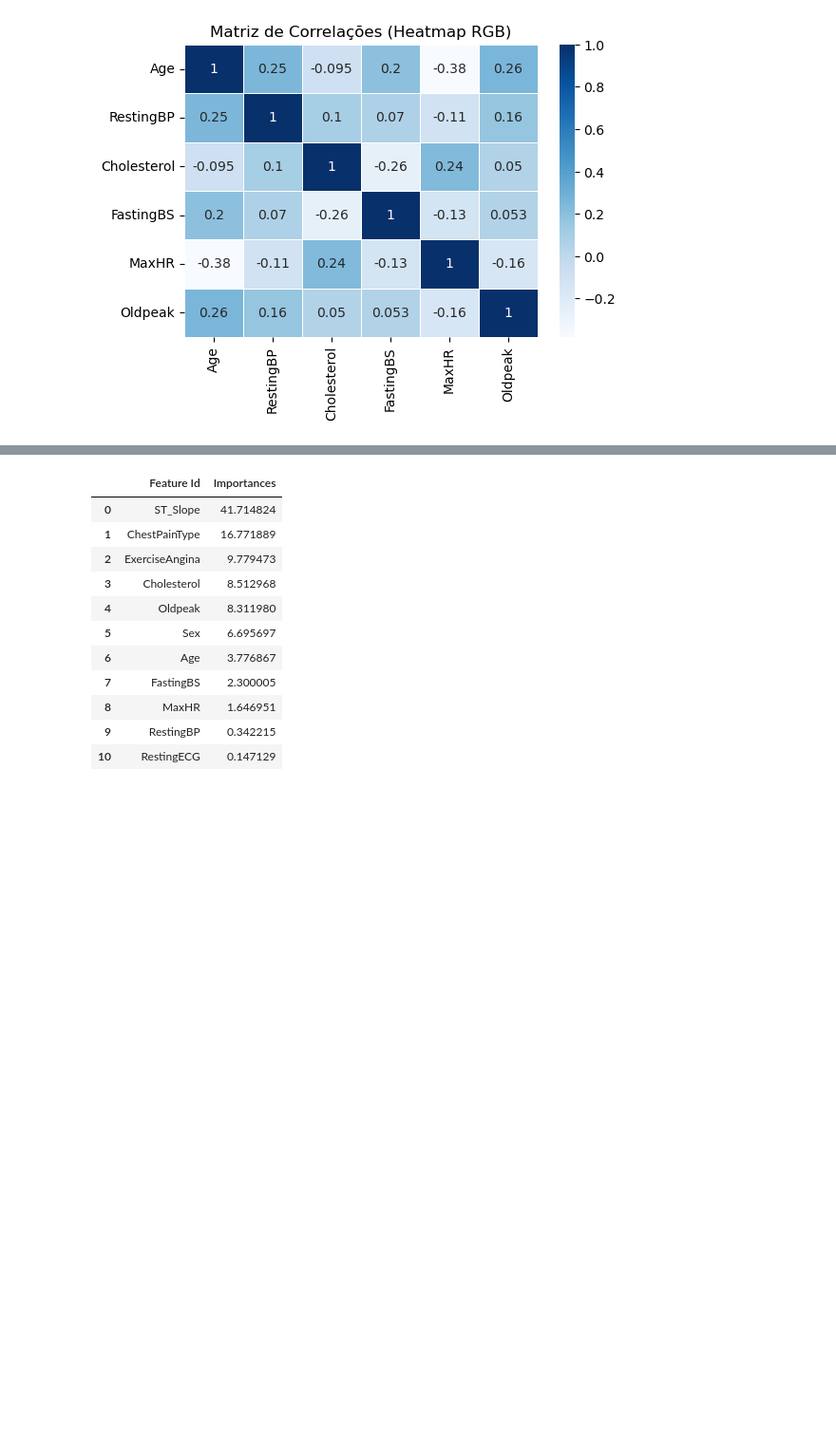
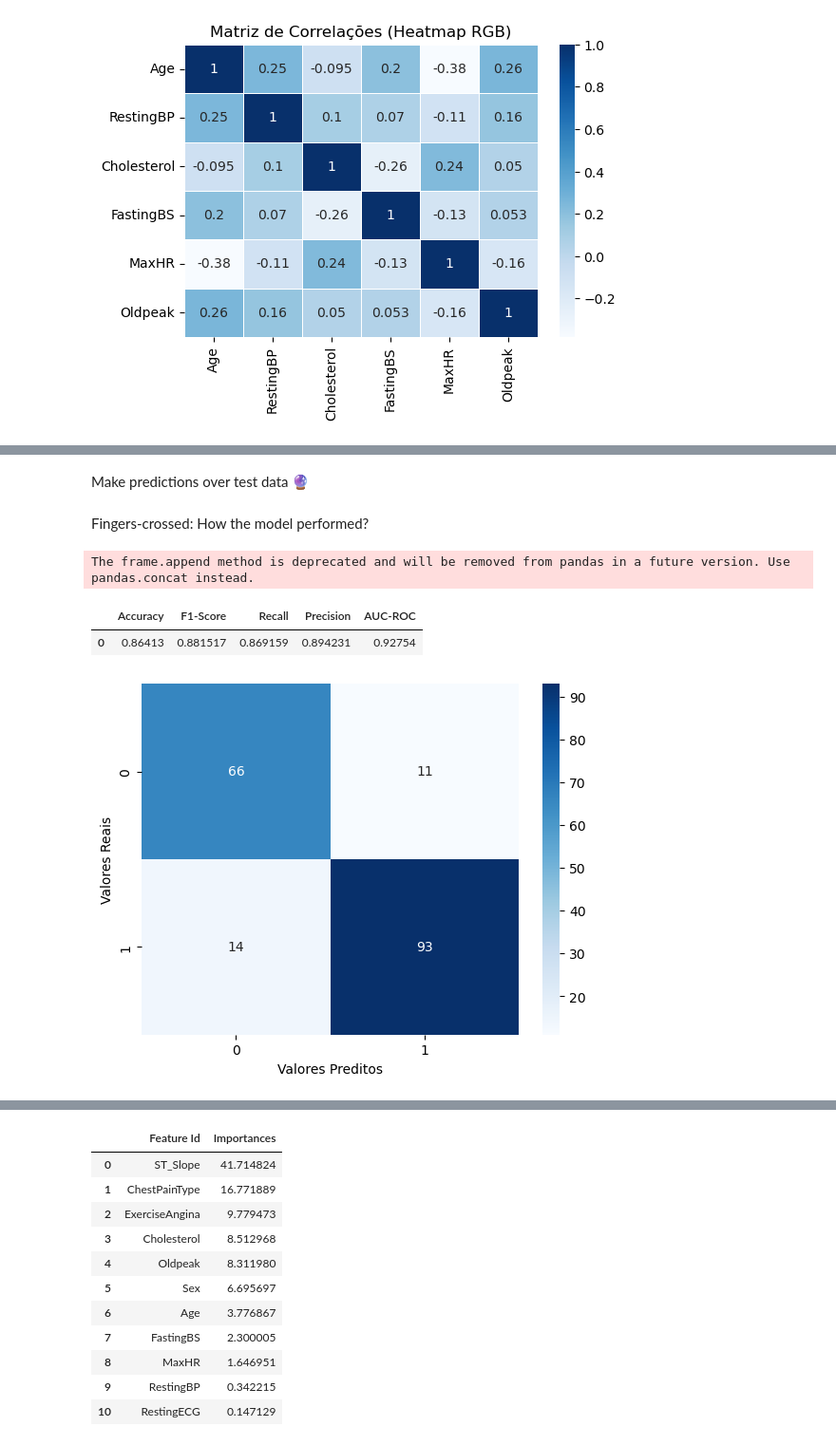
Before and after one commit to pedrocnf/ds-heart-disease-detection, a Jupyter notebook: heart-disease-detector.ipynb, the cells around one changed output, grey strips where cells are left out. Shown at 95% size. Cells and saved outputs as stored; diff of their text form; code cells hidden in the pictures; blank space fills up the shorter version.

Commit message:
FEAT: Add confusion matrix, requirements and utils

```diff
--- a/heart-disease-detector.ipynb
+++ b/heart-disease-detector.ipynb
@@ -231,5 +264,39 @@ MetricVisualizer(layout=Layout(align_self='stretch', height='500px'))
 bestTest = 0.3632791386
 bestIteration = 199
 <catboost.core.CatBoostClassifier at 0x...>
+# %% [markdown]
+Make predictions over test data 🔮
 # %%
 y_pred = model.predict(X_test)
+# %% [markdown]
+Fingers-crossed: How the model performed?
+# %%
+metrics_df = pd.DataFrame(columns=['Accuracy', 'F1-Score', 'Recall', 'Precision', 'AUC-ROC'])
+
+y_pred = model.predict(X_test)
+y_prob = model.predict_proba(X_test)[:, 1]
+accuracy = accuracy_score(y_test, y_pred)
+f1 = f1_score(y_test, y_pred)
+recall = recall_score(y_test, y_pred)
+precision = precision_score(y_test, y_pred)
+auc_roc = roc_auc_score(y_test, y_prob)
+metrics_df = metrics_df.append({
+    'Accuracy': accuracy,
+    'F1-Score': f1,
+    'Recall': recall,
+    'Precision': precision,
+    'AUC-ROC': auc_roc}, ignore_index=True)
+
+metrics_df
+# %% [output]
+The frame.append method is deprecated and will be removed from pandas in a future version. Use pandas.concat instead.
+|  | Accuracy | F1-Score | Recall | Precision | AUC-ROC |
+| 0 | 0.86413 | 0.881517 | 0.869159 | 0.894231 | 0.92754 |
+# %%
+cm = confusion_matrix(y_test, y_pred)
+sns.heatmap(cm, annot=True, fmt='d', cmap='Blues')
+plt.xlabel('Valores Preditos')
+plt.ylabel('Valores Reais')
+plt.show()
+# %% [output]
+[figure, added]
```
Also changed, not shown: parts of 39 cells of this notebook, 2 other files.
